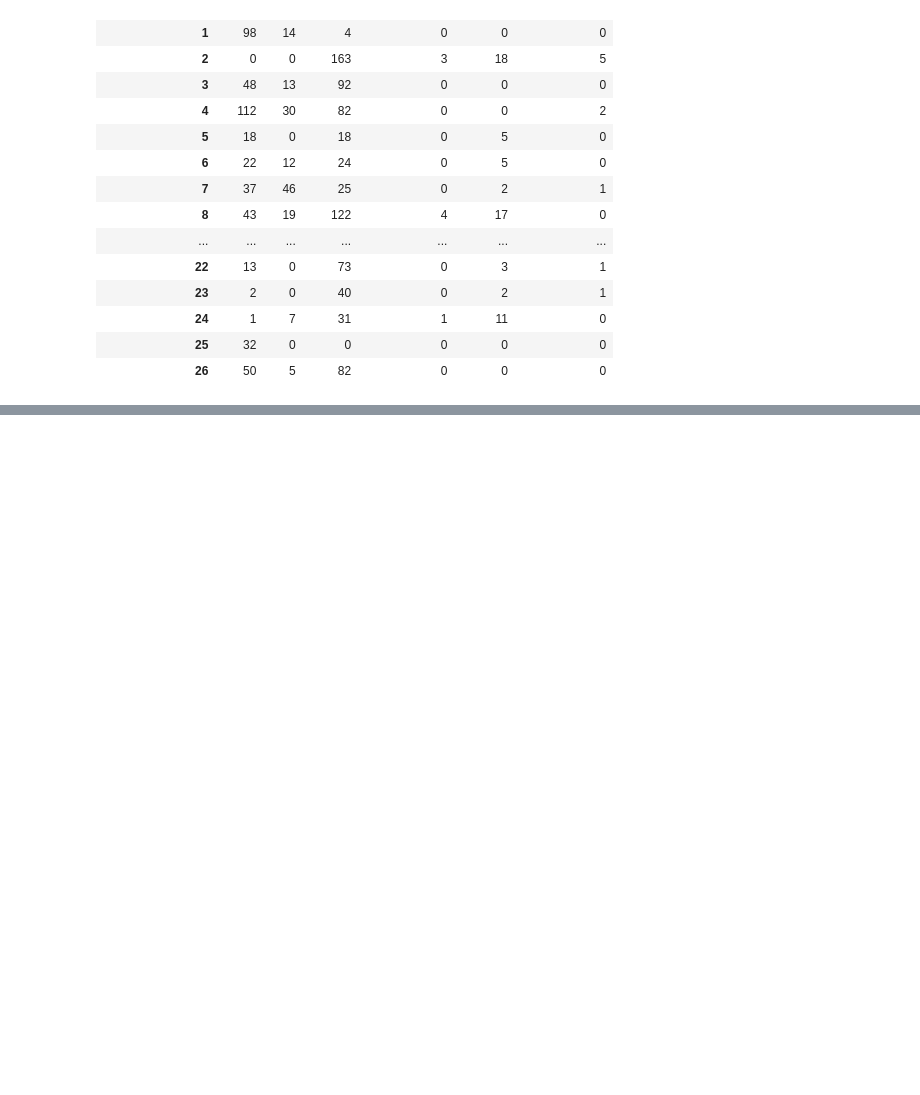
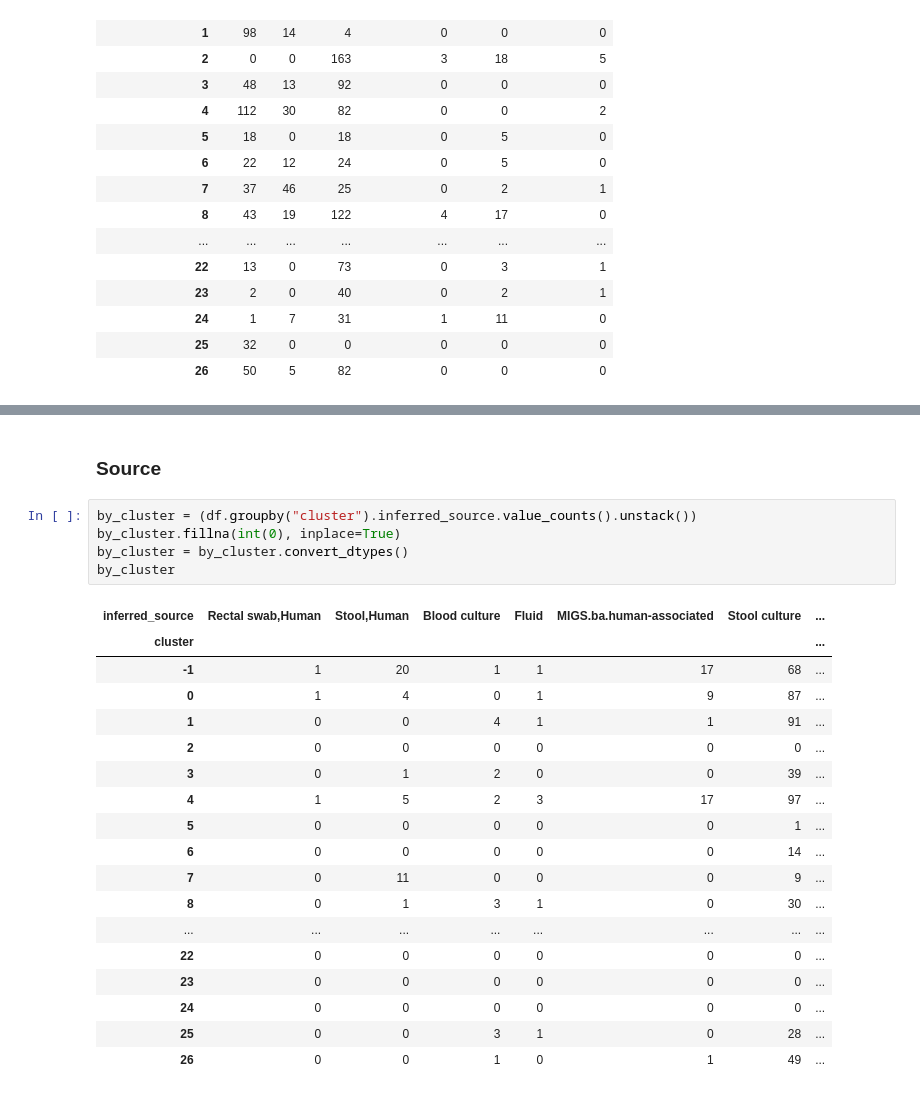
Before and after one commit to bayraktar1/mge_plotting, a Jupyter notebook: mge_barplot.ipynb, the cells around one changed output, grey strips where cells are left out. Drawn from its saved outputs; the diff is of its cells as text; blank space fills up the shorter version.

Commit message:
add source

```diff
--- a/mge_barplot.ipynb
+++ b/mge_barplot.ipynb
@@ -161,3 +161,29 @@ fig = px.bar(by_cluster, title='Shigella flexneri MGE clusters', labels={'value'
 fig.show()
 # %% [output]
 [interactive output not drawn]
+# %% [markdown]
+### Source
+# %%
+by_cluster = (df.groupby("cluster").inferred_source.value_counts().unstack())
+by_cluster.fillna(int(0), inplace=True)
+by_cluster = by_cluster.convert_dtypes()
+by_cluster
+# %% [output]
+| inferred_source | Rectal swab,Human | Stool,Human | Blood culture | Fluid | MIGS.ba.human-associated | Stool culture | ... |
+| cluster |  |  |  |  |  |  | ... |
+| -1 | 1 | 20 | 1 | 1 | 17 | 68 | ... |
+| 0 | 1 | 4 | 0 | 1 | 9 | 87 | ... |
+| 1 | 0 | 0 | 4 | 1 | 1 | 91 | ... |
+| 2 | 0 | 0 | 0 | 0 | 0 | 0 | ... |
+| 3 | 0 | 1 | 2 | 0 | 0 | 39 | ... |
+| 4 | 1 | 5 | 2 | 3 | 17 | 97 | ... |
+| 5 | 0 | 0 | 0 | 0 | 0 | 1 | ... |
+| 6 | 0 | 0 | 0 | 0 | 0 | 14 | ... |
+| 7 | 0 | 11 | 0 | 0 | 0 | 9 | ... |
+| 8 | 0 | 1 | 3 | 1 | 0 | 30 | ... |
+| ... | ... | ... | ... | ... | ... | ... | ... |
+| 22 | 0 | 0 | 0 | 0 | 0 | 0 | ... |
+| 23 | 0 | 0 | 0 | 0 | 0 | 0 | ... |
+| 24 | 0 | 0 | 0 | 0 | 0 | 0 | ... |
+| 25 | 0 | 0 | 3 | 1 | 0 | 28 | ... |
+| 26 | 0 | 0 | 1 | 0 | 1 | 49 | ... |
```
Also changed, not shown: parts of 1 cell of this notebook.
